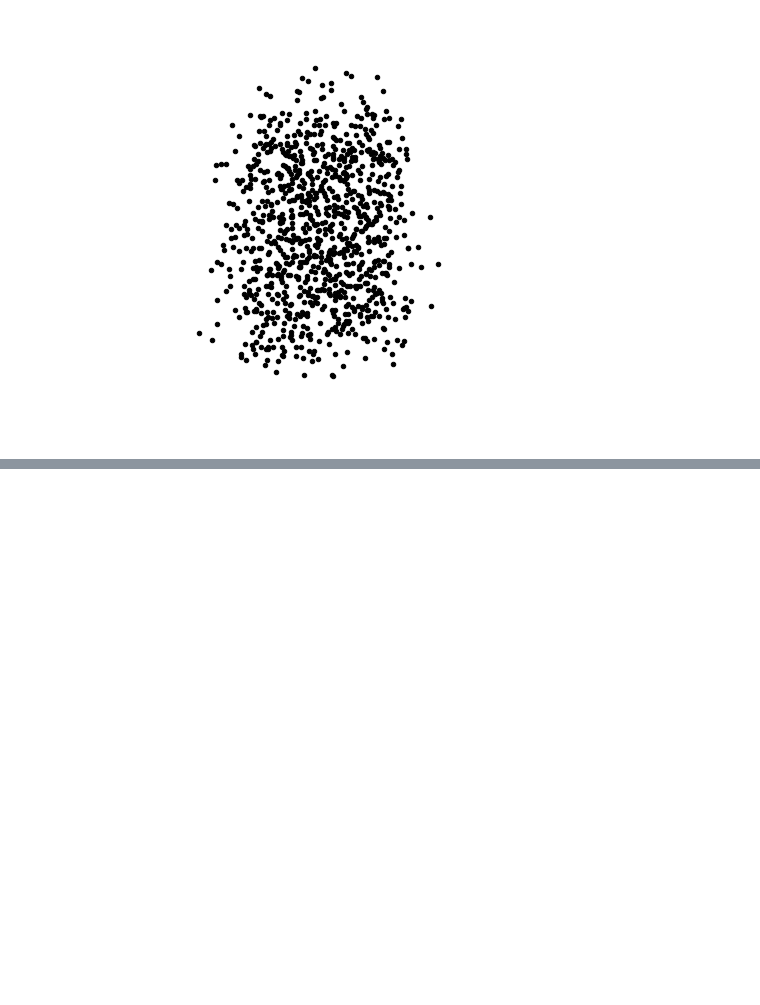
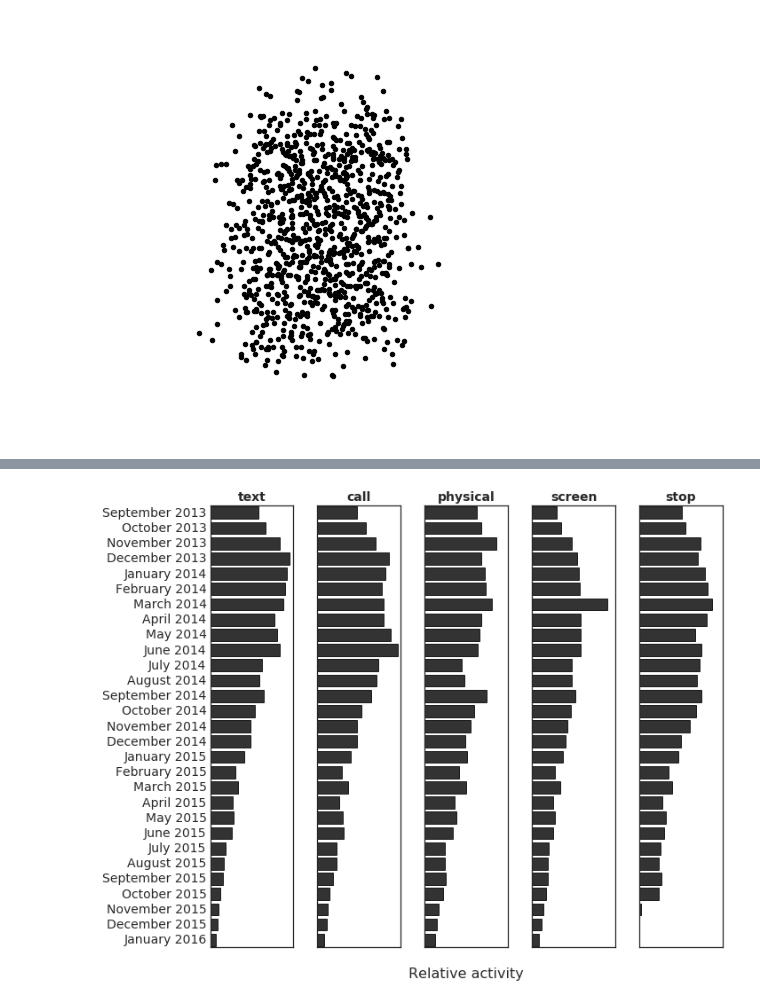
Before and after one commit to ulfaslak/MScProject-build-dataset, a Jupyter notebook: all_sorts_of_figures.ipynb, the cells around one changed output, grey strips where cells are left out. Saved outputs shown, nothing was run; the diff lists cells and outputs as text; code cells hidden in the pictures; blank space fills up the shorter version.

```diff
--- a/all_sorts_of_figures.ipynb
+++ b/all_sorts_of_figures.ipynb
@@ -250,0 +264,19 @@ plt.show()
+# %%
+def pull_data(datatype, month):
+    columns_datatype, data_datatype = loader.load_data(datatype, month)
+    dict_tmp = {}
+    for column, array in zip(columns_datatype, data_datatype):
+        dict_tmp[column] = array
+    return pd.DataFrame(dict_tmp).shape[0]
+
+month_years = []
+for year in range(2013, 2017):
+    for month in ["january", "february", "march", "april", "may", "june", "july", "august", "september", "october", "november", "december"]:
+        month_years.append(month + "_" + str(year))
+
+datatype_histograms = defaultdict(list)
+for datatype in ['sms', 'calllog', 'bluetooth', 'screen', 'stop_locations']:
+    print datatype
+    for month_year in month_years:
+        datatype_histograms[datatype].append((month_year, pull_data(datatype, month_year)))
+        print " ", month_year
@@ -250,0 +301,31 @@ plt.show()
+# %%
+datanames = ["text", "call", "physical", "screen", "stop"]
+
+plt.figure(figsize=(10,8))
+sns.set_style("white")
+for i, datatype in enumerate(['sms', 'calllog', 'bluetooth', 'screen', 'stop_locations']):
+
+    # data
+    month_years, quantity = zip(*reversed(datatype_histograms[datatype][8:-11]))
+    y_pos = np.arange(len(month_years))
+    quantity = np.array(quantity) * 1.0 / np.sum(quantity)
+
+    # plot
+
+    plt.subplot(1, 5, i+1)
+    plt.title(datanames[i], fontsize=14, fontweight="bold")
+
+    pltot.barh(y_pos, quantity, color="k", align='center', alpha=0.8)
+    if i == 0:
+        pltot.yticks(y_pos, tuple([my.replace("_", " ").title() for my in month_years]), fontsize=14)
+    else:
+        pltot.yticks([])
+    pltot.xticks([])
+    if i == 2:
+        pltot.xlabel('\nRelative activity', fontsize=16)
+    plt.ylim(-0.5, 28.5)
+
+plt.tight_layout()
+plt.savefig(TMPFIGPATH+"data_activity.pdf")
+# %% [output]
+[figure, added]
```
Also changed, not shown: parts of 3 cells of this notebook, 10 other files.
